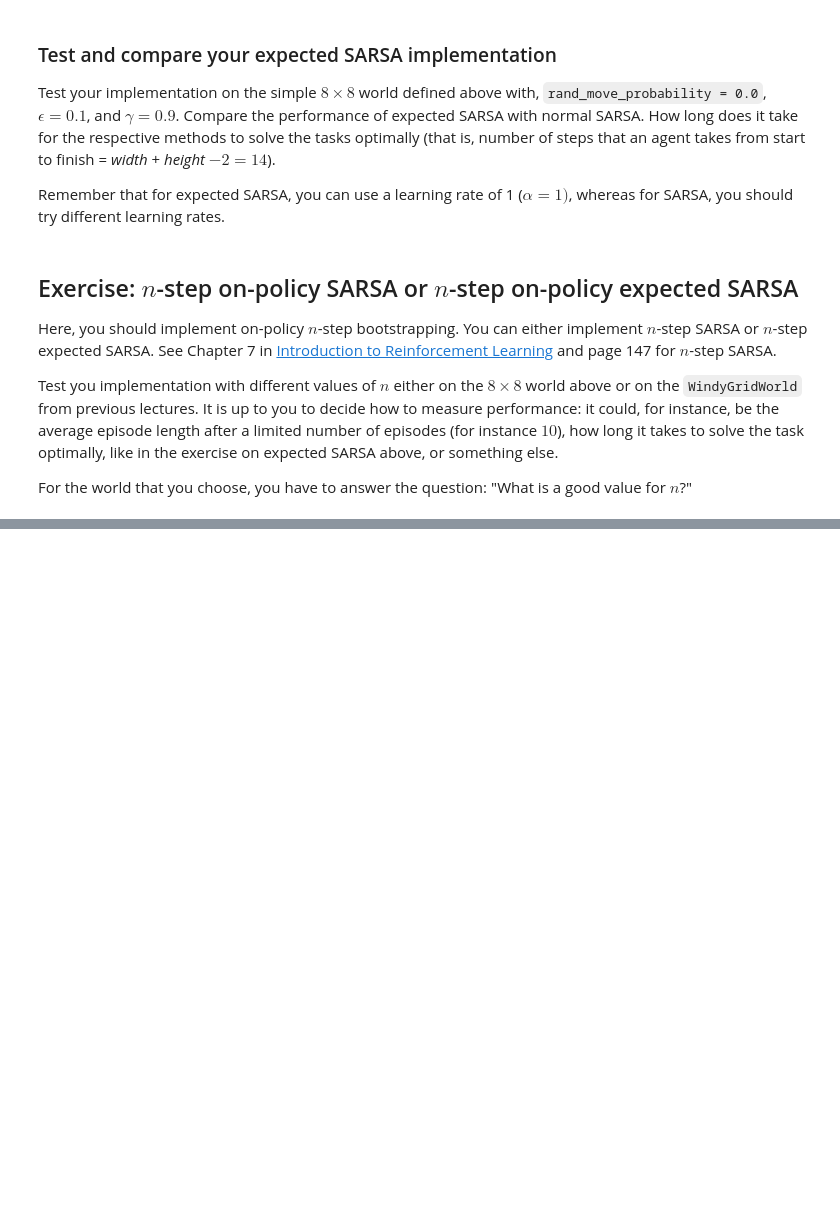
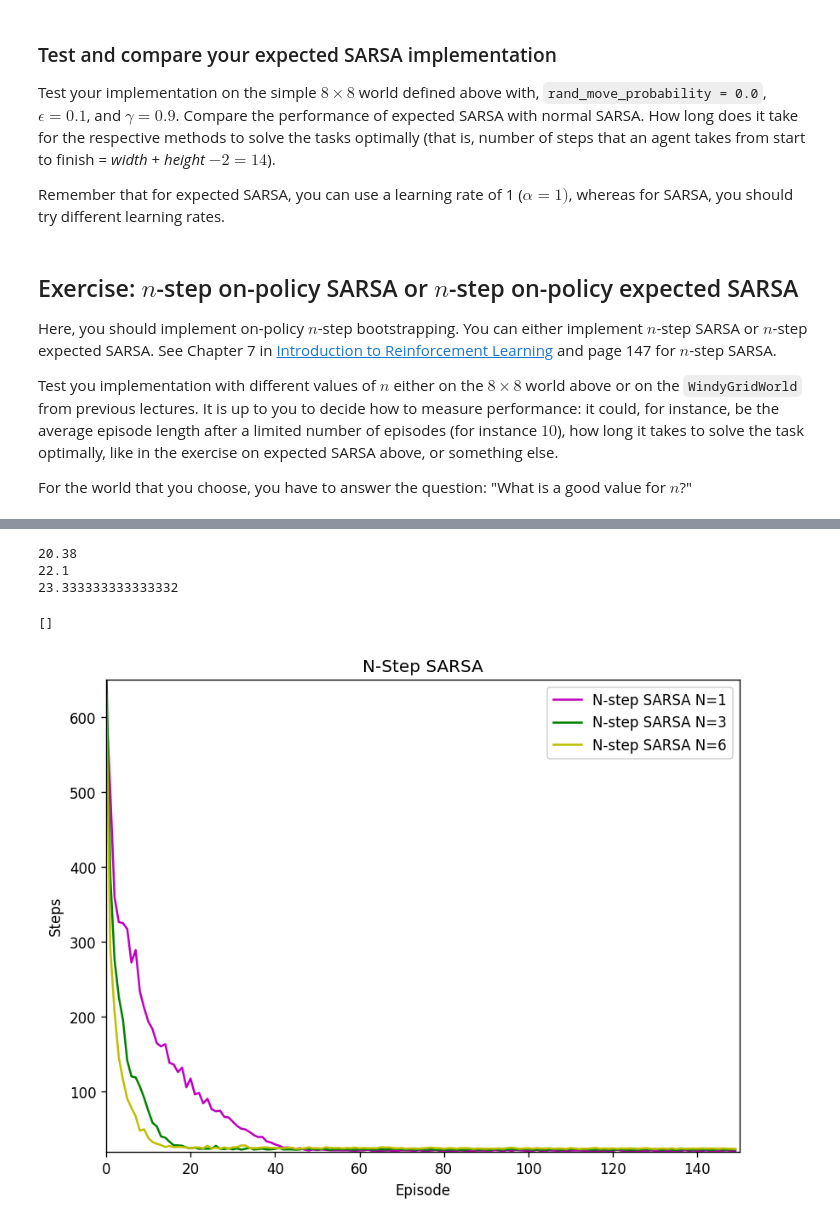
Before and after one commit to MathiasBalling/AI, a Jupyter notebook: expected_sarsa/expected_SARSA_and_n_step_bootstrapping.sync.ipynb, the cells around one changed output, grey strips where cells are left out. Saved outputs shown, nothing was run; the diff lists cells and outputs as text; code cells hidden in the pictures; blank space fills up the shorter version.

```diff
--- a/expected_sarsa/expected_SARSA_and_n_step_bootstrapping.sync.ipynb
+++ b/expected_sarsa/expected_SARSA_and_n_step_bootstrapping.sync.ipynb
@@ -300,9 +278,7 @@ def n_step_SARSA(
     T = sys.maxsize
 
     # For storing state, action, reward
-    actions = []
-    states = []
-    rewards = []
+    actions, states, rewards = [], [], []
 
     current_state = start_state
 
@@ -353,5 +329,5 @@ def n_step_SARSA(
         if tau == T - 1:
             break
         t += 1
-    return Q
+    return Q, T
 # %%
@@ -409,0 +694,34 @@ display(pd.DataFrame(final_policy.T))
+# %%
+print(min(steps_total_sarsa_nstep_1))
+print(min(steps_total_sarsa_nstep_3))
+print(min(steps_total_sarsa_nstep_6))
+fig = plt.figure(figsize=(8, 6), dpi=120)
+ax = fig.add_subplot(1, 1, 1)
+plt.ylim(20, 650)
+plt.xlim(0, n_episodes)
+
+# Plot the
+ax.plot(steps_total_sarsa_nstep_1, "m", markersize=1)
+ax.plot(steps_total_sarsa_nstep_3, "g", markersize=1)
+ax.plot(steps_total_sarsa_nstep_6, "y", markersize=1)
+
+ax.set_yscale("log")
+plt.xlabel("Episode")
+plt.ylabel("Steps")
+plt.legend(
+    [
+        "N-step SARSA N=1",
+        "N-step SARSA N=3",
+        "N-step SARSA N=6",
+    ]
+)
+
+plt.title("N-Step SARSA")
+
+plt.plot()
+# %% [output]
+20.38
+22.1
+23.333333333333332
+[]
+[figure, added]
```
Also changed, not shown: parts of 11 cells of this notebook, 12 other files.
